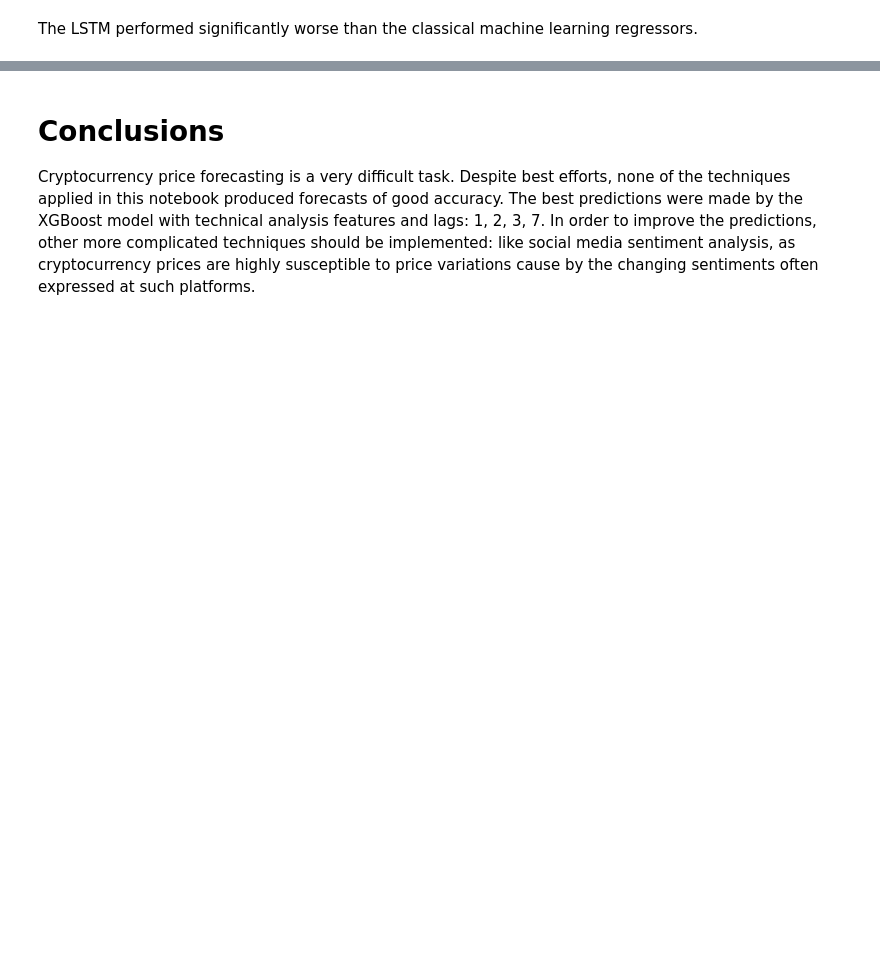
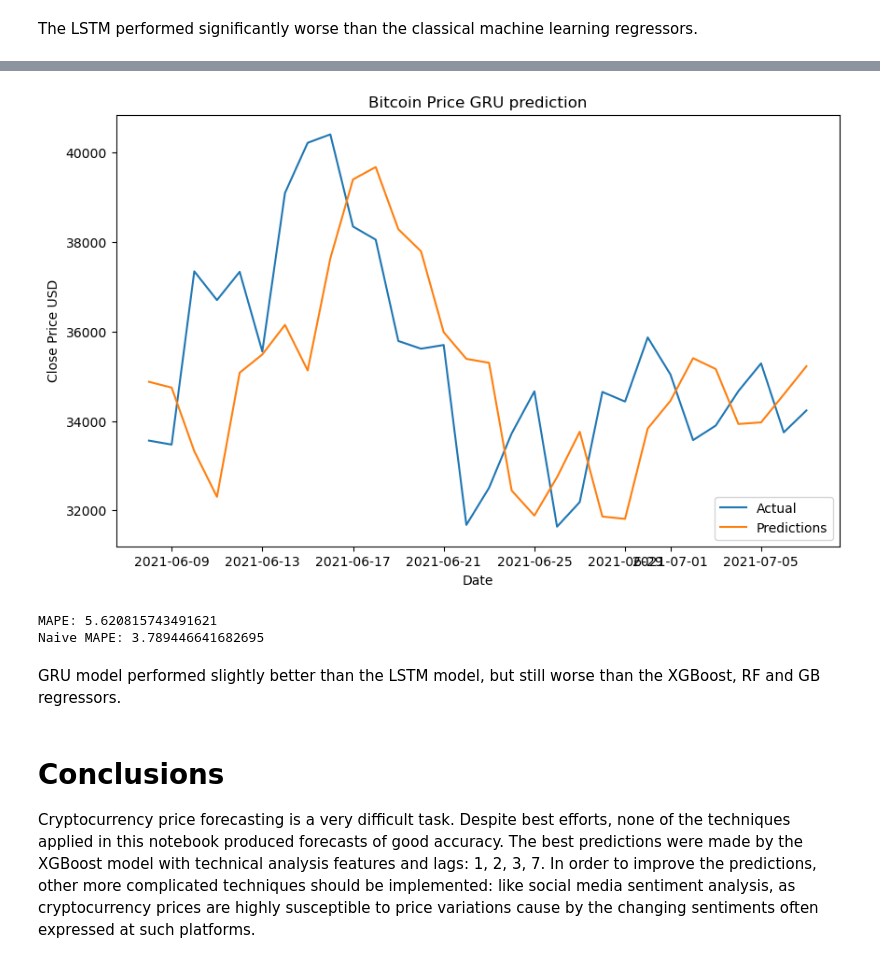
Before and after one commit to LethalDriver/Time-Series-Analysis-Lab, a Jupyter notebook: project_crypto_lags.ipynb, the cells around one changed output, grey strips where cells are left out. Drawn from its saved outputs; the diff is of its cells as text; code cells hidden in the pictures; blank space fills up the shorter version.

```diff
--- a/project_crypto_lags.ipynb
+++ b/project_crypto_lags.ipynb
@@ -738,0 +745,13 @@ The LSTM performed significantly worse than the classical machine learning regre
+# %%
+from keras.layers import GRU
+
+model = Sequential(
+)
+model.add(GRU(units=50, return_sequences=True, input_shape=(time_step, x_train.shape[2])))
+model.add(GRU(units=50, return_sequences=False))
+model.add(Dense(units=25))
+model.add(Dense(units=1))
+
+model.compile(optimizer='adam', loss='mean_squared_error')
+# %%
+model.fit(x_train, y_train, batch_size=32, epochs=30)
@@ -738,0 +777,17 @@ The LSTM performed significantly worse than the classical machine learning regre
+# %%
+predictions = model.predict(x_test)
+predictions = scaler.inverse_transform(np.hstack((predictions, np.zeros((predictions.shape[0], scaled_features.shape[1] - 1)))))[:, 0]
+
+
+valid = features[training_data_len:]
+valid = valid[-len(predictions):]
+valid['Predictions'] = predictions
+
+plt.figure(figsize=(10, 6))
+plt.plot(valid[['Close', 'Predictions']])
+plt.xlabel('Date')
+plt.ylabel('Close Price USD')
+plt.title('Bitcoin Price GRU prediction')
+plt.legend(['Actual', 'Predictions'], loc='lower right')
+plt.show()
+# %% [output]
@@ -739,3 +795,14 @@ The LSTM performed significantly worse than the classical machine learning regre
+[figure, added]
+# %%
+naive_forecast = get_naive_forecast()
+
+print(f'MAPE: {mean_absolute_percentage_error(valid["Close"], valid["Predictions"])*100}')
+print(f'Naive MAPE: {mean_absolute_percentage_error(valid["Close"], naive_forecast)*100}')
+# %% [output]
+MAPE: 5.620815743491621
+Naive MAPE: 3.789446641682695
+# %% [markdown]
+GRU model performed slightly better than the LSTM model, but still worse than the XGBoost, RF and GB regressors.
 # %% [markdown]
 # Conclusions
 
```
Also changed, not shown: parts of 11 cells of this notebook, 1 other file.
